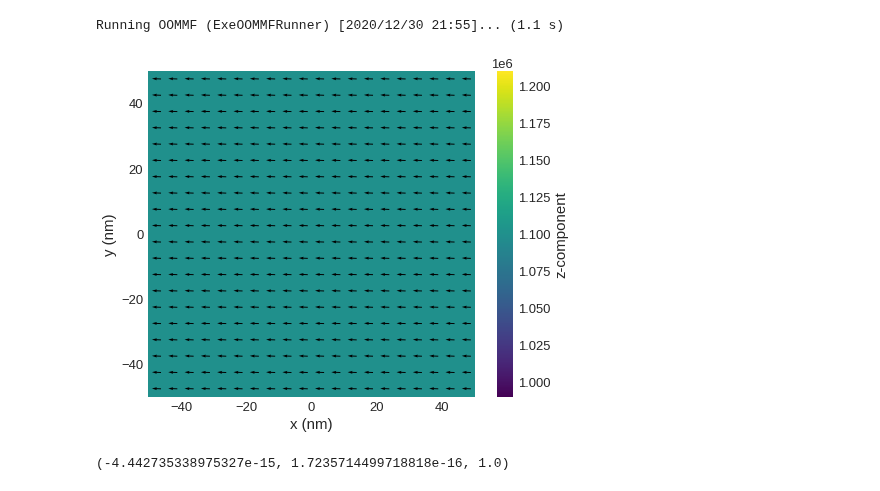
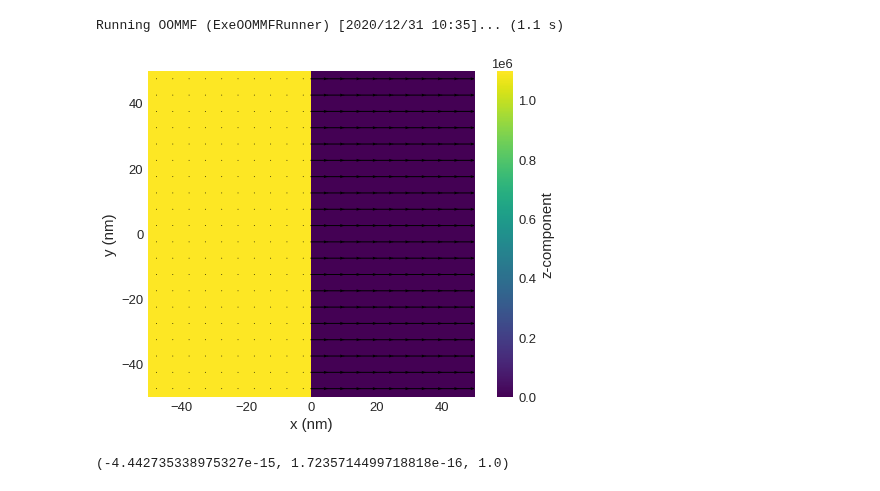
Before and after one commit to ubermag/oommfc, a Jupyter notebook: dev/fixed-spins.ipynb, the cells around one changed output. Cells and saved outputs as stored; diff of their text form; code cells hidden in the pictures.

```diff
--- a/dev/fixed-spins.ipynb
+++ b/dev/fixed-spins.ipynb
@@ -20,16 +20,16 @@ system.m = df.Field(mesh, dim=3, value=(1, 0, 0), norm=Ms)
 # %%
 # minimize the energy
 td = mc.TimeDriver()
-td.drive(system, t=2e-9, n=10, fixed_spins=['r2'])
+td.drive(system, t=2e-9, n=10, fixed_subregions=['r2'])
 
 # md = mc.MinDriver()
 # md.drive(system, fixed_spins=['r1'])
 
 # Plot relaxed configuration: vectors in z-plane
 system.m.plane('z').mpl()
 # %% [output]
-Running OOMMF (ExeOOMMFRunner) [2020/12/30 21:55]... (1.1 s)
+Running OOMMF (ExeOOMMFRunner) [2020/12/31 10:35]... (1.1 s)
-[figure, old version]
+[figure, new version]
 # %%
 system.m.orientation((20e-9, 0, 0))
 # %% [output]
```
Also changed, not shown: 3 other files.
